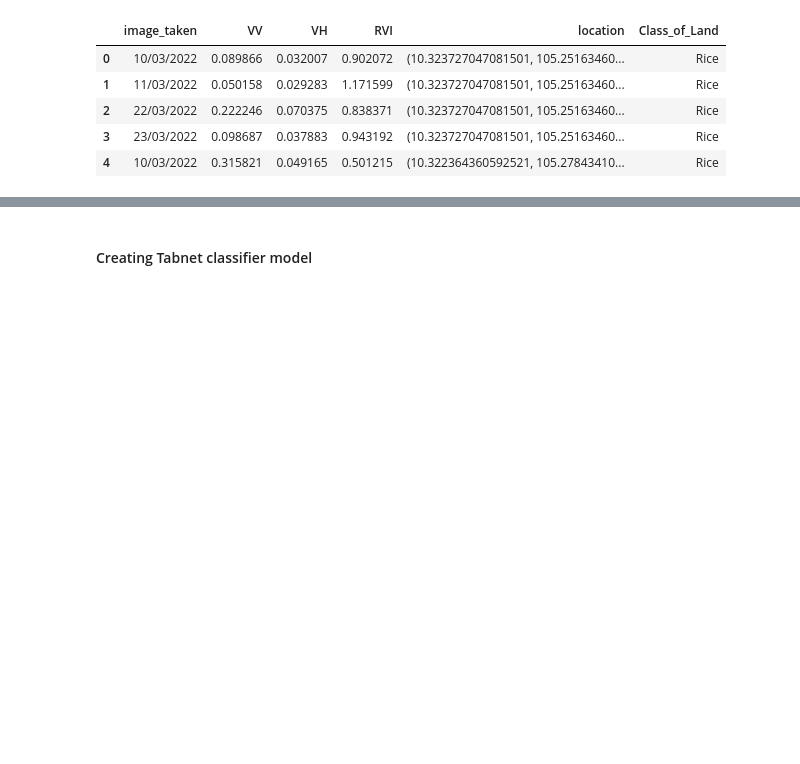
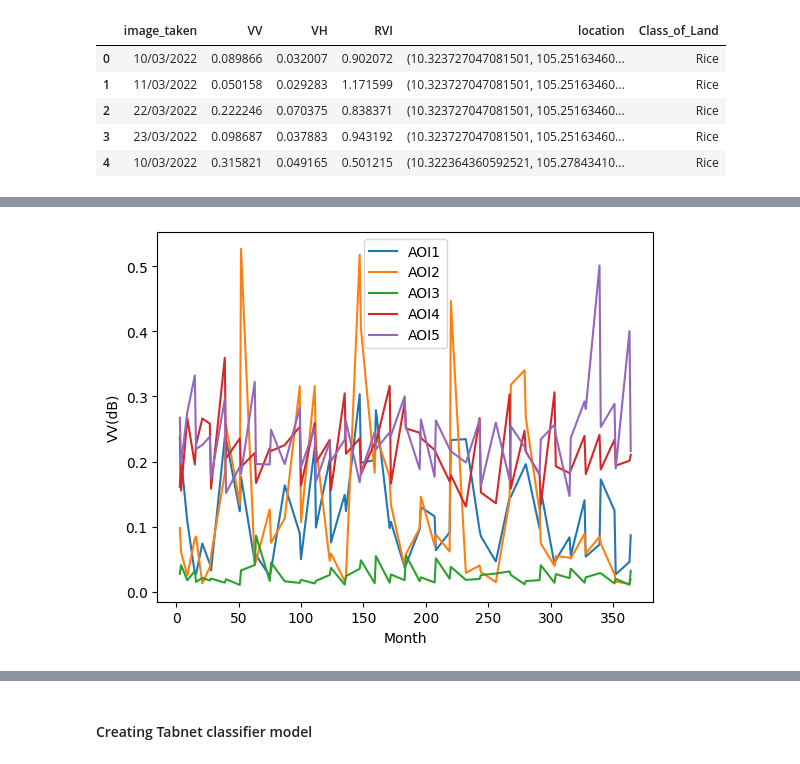
Before and after one commit to subasthapa1/EYChallenge, a Jupyter notebook: Sentinel1-Final.ipynb, the cells around one changed output, grey strips where cells are left out. Saved outputs shown, nothing was run; the diff lists cells and outputs as text; code cells hidden in the pictures; blank space fills up the shorter version.

```diff
--- a/Sentinel1-Final.ipynb
+++ b/Sentinel1-Final.ipynb
@@ -233,0 +426,25 @@ final_rice_df.head()
+# %%
+#5-River, 6-OtherFields, 7-Residence
+AOI1 = final_rice_df.loc[final_rice_df['location']=='(10.323727047081501, 105.2516346045924)']
+AOI2 = final_rice_df.loc[final_rice_df['location']=='(10.322364360592521, 105.27843410554115)']
+AOI3 = final_rice_df.loc[final_rice_df['location']=='(10.012126069934741, 105.67361318732796)']
+AOI4 = final_rice_df.loc[final_rice_df['location']=='(10.009400696956781, 105.67225050083903)']
+AOI5 = final_rice_df.loc[final_rice_df['location']=='(10.321455902933202, 105.49555548610908)']
+AOI6 = final_rice_df.loc[final_rice_df['location']=='(10.481616988271316, 104.91150805695796)']
+AOI7 = final_rice_df.loc[final_rice_df['location']=='(10.007583781638141, 105.67270472966868)']
+# %%
+sns.lineplot(x = "Day_of_Year", y = "VV", data=AOI1, legend='auto', style=None, ci=None)
+sns.lineplot(x = "Day_of_Year", y = "VV", data=AOI2, legend='auto', style=None, ci=None)
+sns.lineplot(x = "Day_of_Year", y = "VV", data=AOI5, legend='auto', style=None, ci=None)
+sns.lineplot(x = "Day_of_Year", y = "VV", data=AOI6, legend='auto', style=None, ci=None)
+sns.lineplot(x = "Day_of_Year", y = "VV", data=AOI4, legend='auto', style=None, ci=None)
+
+plt.xlabel('Month')
+plt.ylabel('VV(dB)')
+
+plt.legend(labels = ['AOI1', 'AOI2', 'AOI3', 'AOI4', 'AOI5'])
+
+plt.savefig('vv.png')
+plt.show()
+# %% [output]
+[figure, added]
```
Also changed, not shown: parts of 62 cells of this notebook.
